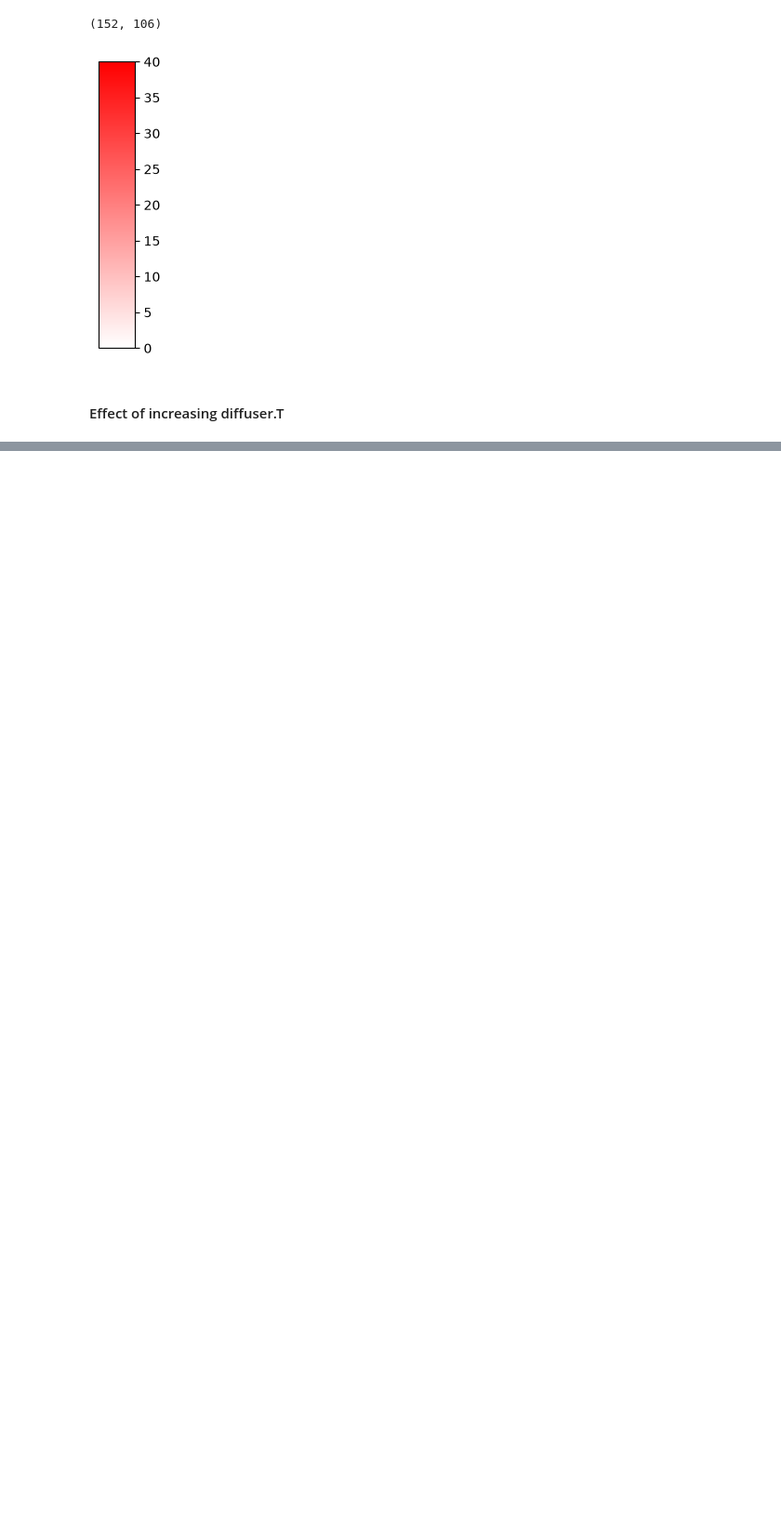
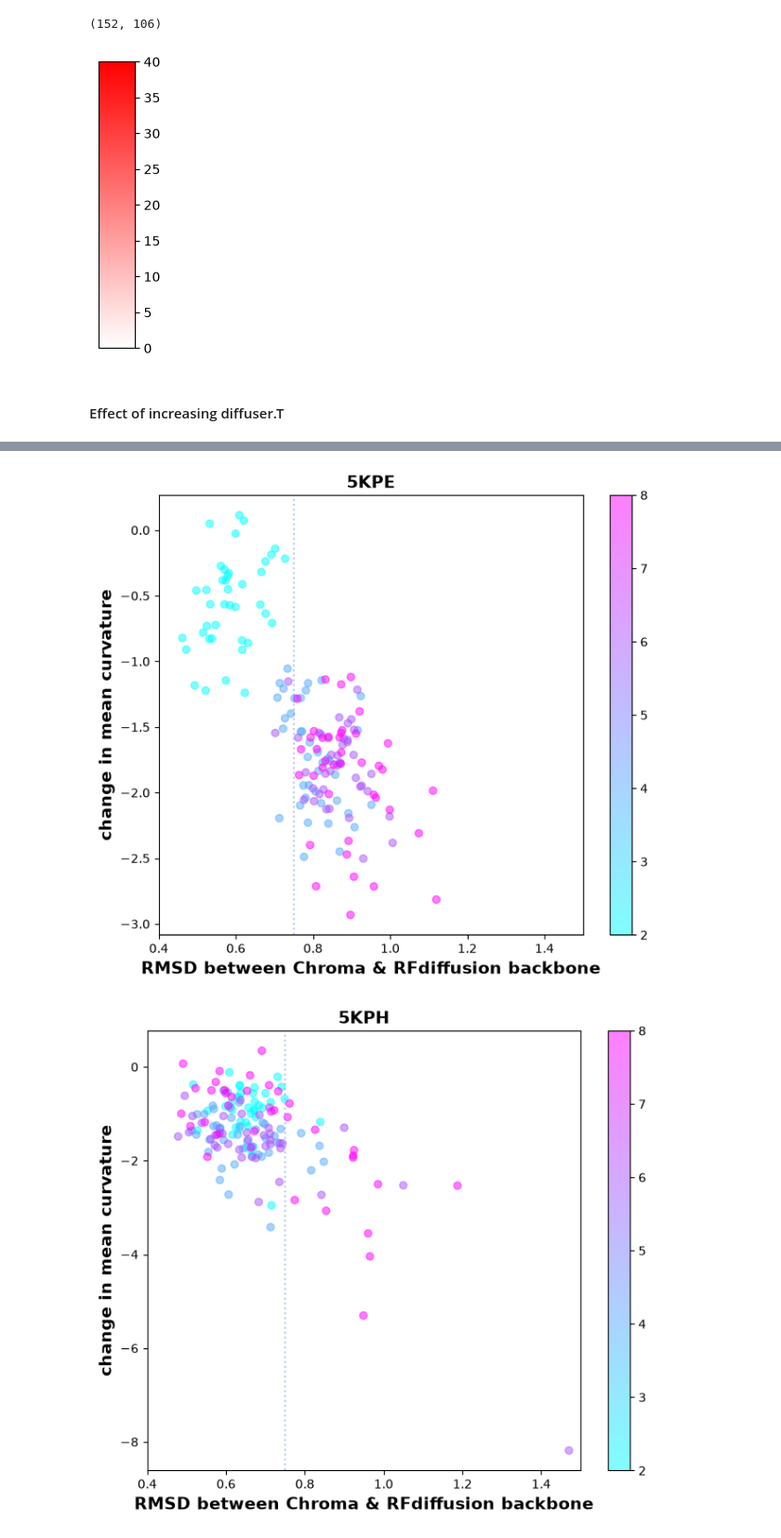
Before and after one commit to geanhu/rotation-su26-kortemme-lab, a Jupyter notebook: notebooks/partial-diffusion.ipynb, the cells around one changed output, grey strips where cells are left out. Shown at 93% size. Saved outputs shown, nothing was run; the diff lists cells and outputs as text; code cells hidden in the pictures; blank space fills up the shorter version.

```diff
--- a/notebooks/partial-diffusion.ipynb
+++ b/notebooks/partial-diffusion.ipynb
@@ -389,0 +623,35 @@ plt.show()
+# %%
+for column in ['mean_c', 'med_c', 'max_c']:
+    for structure in ['5KPE', '5KPH']:
+        graph_data = data[data['structure'] == structure] #type: ignore
+        plt.figure(figsize=(7, 6))
+
+        # plot
+        plt.scatter(
+            graph_data['rmsd'],
+            graph_data[f'{column}_ref'] - graph_data[f'{column}'],
+            c = graph_data['rmsd_constraint'],
+            cmap = 'cool',
+            alpha = 0.5
+        )
+        plt.colorbar()
+
+        # cutoffs
+        # 0.75
+        plt.axvline(
+            x = 0.75,
+            linestyle=':',
+            alpha = 0.5,
+            c = 'cornflowerblue'
+        )
+
+        # labels
+        plt.title(f'{structure}', fontsize=14, fontweight='bold')
+        plt.xlabel('RMSD between Chroma & RFdiffusion backbone', fontsize=14, fontweight='bold')
+        plt.xlim(0.4, 1.5)
+        plt.ylabel(f'change in {column[:-2]} curvature', fontsize=14, fontweight='bold')
+        plt.tight_layout()
+        plt.show()
+# %% [output]
+[figure, added]
+[figure, added]
```
Also changed, not shown: parts of 27 cells of this notebook, 36 other files.
